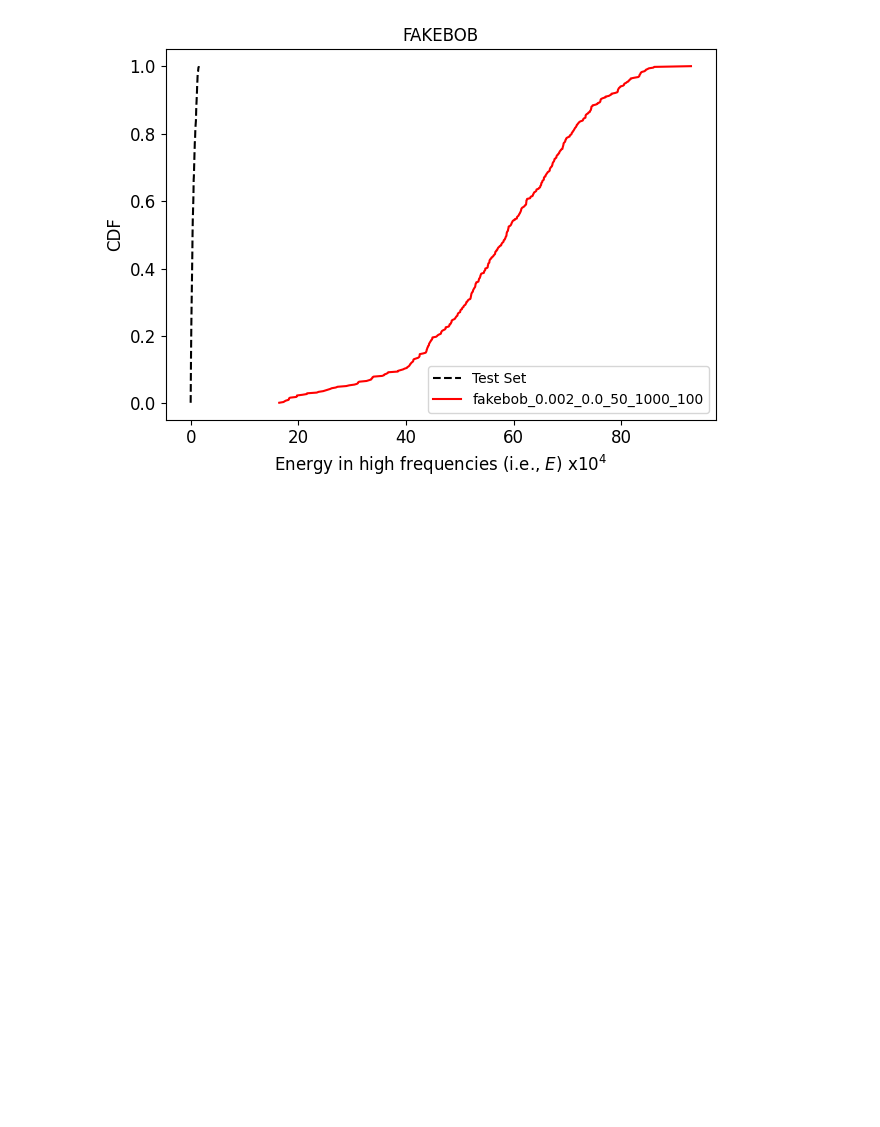
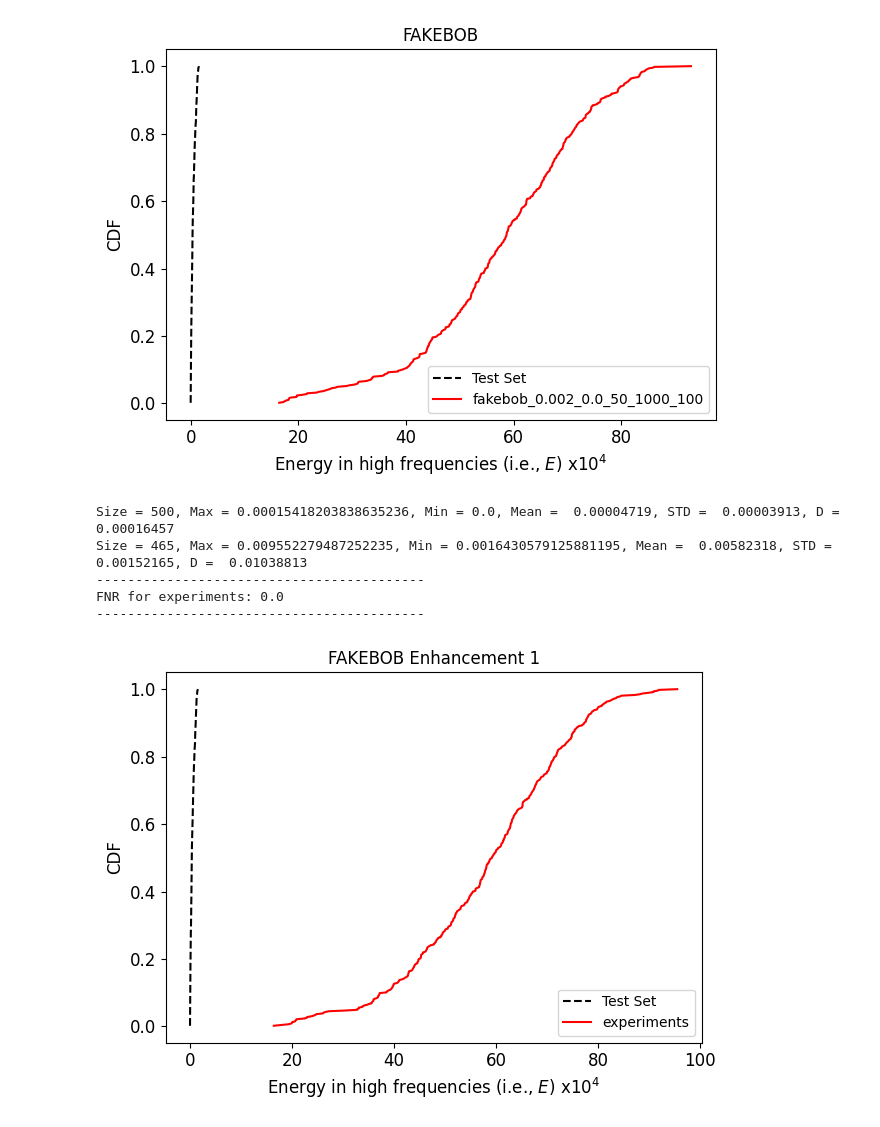
Before and after one commit to sanchitd9/speakerguard, a Jupyter notebook: sanchit/cdf_experiments.ipynb, the cells around one changed output. Cells and saved outputs as stored; diff of their text form; code cells hidden in the pictures; blank space fills up the shorter version.

Commit message:
MEHFEST results of enhancement 1

```diff
--- a/sanchit/cdf_experiments.ipynb
+++ b/sanchit/cdf_experiments.ipynb
@@ -131,3 +131,21 @@ Size = 465, Max = 0.009297085925936699, Min = 0.0016456766752526164, Mean =  0.0
 FNR for fakebob_0.002_0.0_50_1000_100: 0.0
 ------------------------------------------
 [figure]
+# %%
+# Enhancement 1 (incorporating MEHFEST metric in the loss function)
+experiment_1_files = os.listdir("output/experiment_1//")
+experiment_1_data = {}
+for x in experiment_1_files:
+  with open(f"output/experiment_1/{x}", "br") as f:
+    temp = pickle.load(f)
+    temp.sort()
+    experiment_1_data[x.split(".pickle")[0]] = temp
+
+plot_cdf_adversarial_audio(original_data["test-set"], experiment_1_data, "FAKEBOB Enhancement 1")
+# %% [output]
+Size = 500, Max = 0.00015418203838635236, Min = 0.0, Mean =  0.00004719, STD =  0.00003913, D =  0.00016457
+Size = 465, Max = 0.009552279487252235, Min = 0.0016430579125881195, Mean =  0.00582318, STD =  0.00152165, D =  0.01038813
+------------------------------------------
+FNR for experiments: 0.0
+------------------------------------------
+[figure, added]
```
Also changed, not shown: 2 other files.
